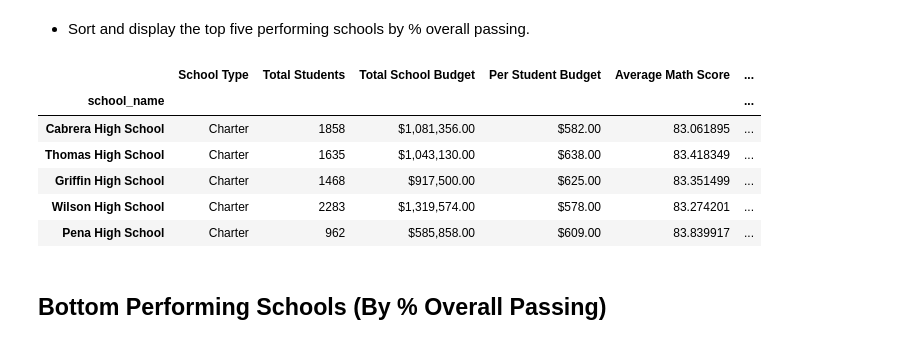
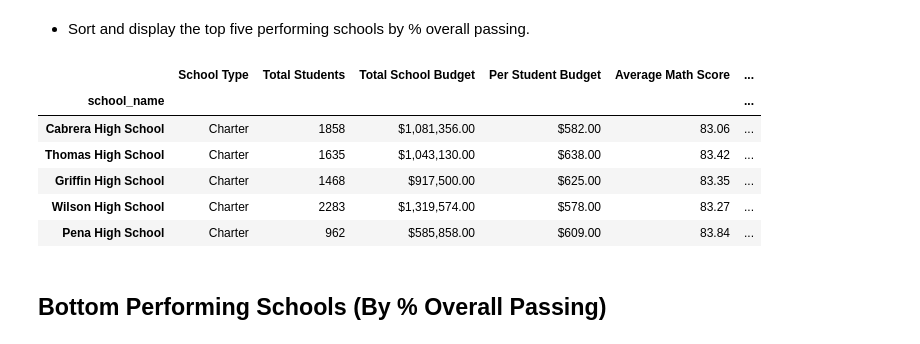
Before and after one commit to VitaminDsun/pandas-challenge, a Jupyter notebook: PyCitySchools/PyCitySchools_Redo.ipynb, the cells around one changed output. Cells and saved outputs as stored; diff of their text form; code cells hidden in the pictures.

```diff
--- a/PyCitySchools/PyCitySchools_Redo.ipynb
+++ b/PyCitySchools/PyCitySchools_Redo.ipynb
@@ -275,15 +275,15 @@ pass_read_percent = sxhool_Student_data[sxhool_Student_data['reading_score'] >=
 # %%
 # Sort and display the top five schools by passing rate
 top_perform = school_summary.sort_values("% Overall Passing", ascending = False)
-top_perform.head().style.format({'Total Students': '{:}', "Total School Budget": "${:,.2f}", "Per Student Budget": "${:.2f}",  "% Passing Math": "{:,.2f}", "% Passing Reading": "{:,.2f}", "% Overall Passing": "{:,.2f}"})
+top_perform.head().style.format({'Total Students': '{:}', "Total School Budget": "${:,.2f}", "Per Student Budget": "${:.2f}", 'Average Math Score': "{:,.2f}", 'Average Reading Score': "{:,.2f}",  "% Passing Math": "{:,.2f}", "% Passing Reading": "{:,.2f}", "% Overall Passing": "{:,.2f}"})
 # %% [output]
 |  | School Type | Total Students | Total School Budget | Per Student Budget | Average Math Score | ... |
 | school_name |  |  |  |  |  | ... |
-| Cabrera High School | Charter | 1858 | $1,081,356.00 | $582.00 | 83.061895 | ... |
-| Thomas High School | Charter | 1635 | $1,043,130.00 | $638.00 | 83.418349 | ... |
-| Griffin High School | Charter | 1468 | $917,500.00 | $625.00 | 83.351499 | ... |
-| Wilson High School | Charter | 2283 | $1,319,574.00 | $578.00 | 83.274201 | ... |
-| Pena High School | Charter | 962 | $585,858.00 | $609.00 | 83.839917 | ... |
+| Cabrera High School | Charter | 1858 | $1,081,356.00 | $582.00 | 83.06 | ... |
+| Thomas High School | Charter | 1635 | $1,043,130.00 | $638.00 | 83.42 | ... |
+| Griffin High School | Charter | 1468 | $917,500.00 | $625.00 | 83.35 | ... |
+| Wilson High School | Charter | 2283 | $1,319,574.00 | $578.00 | 83.27 | ... |
+| Pena High School | Charter | 962 | $585,858.00 | $609.00 | 83.84 | ... |
 # %% [markdown]
 ## Bottom Performing Schools (By % Overall Passing)
 # %% [markdown]
```
Also changed, not shown: parts of 4 cells of this notebook.
